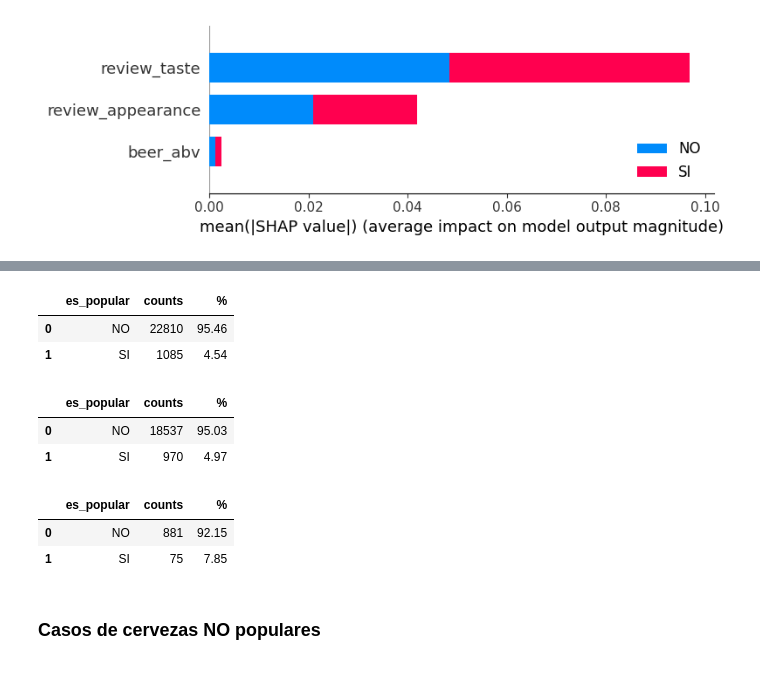
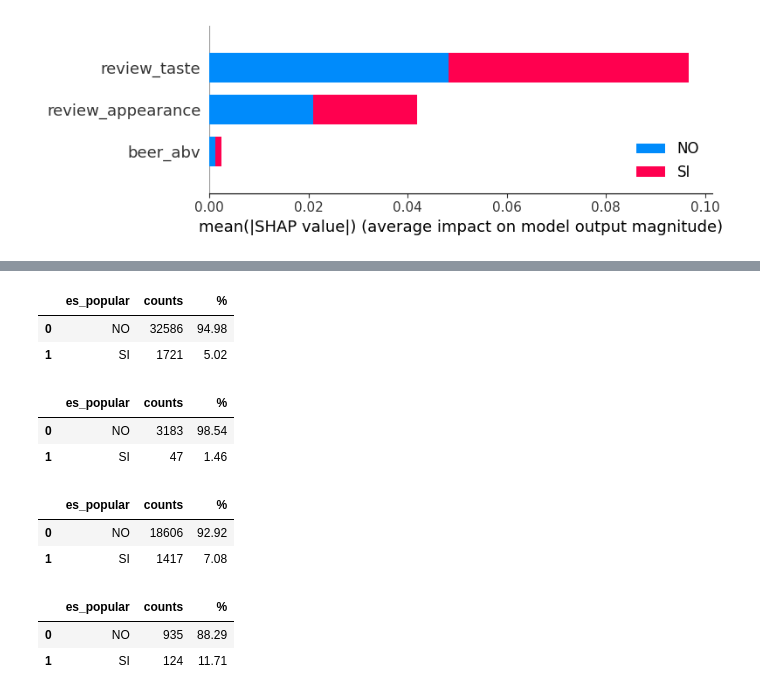
Before and after one commit to arouiller/BeerAnalysis, a Jupyter notebook: 16. Analizando el modelo ganador.ipynb, the cells around one changed output, grey strips where cells are left out. Cells and saved outputs as stored; diff of their text form; code cells hidden in the pictures.

```diff
--- a/17. Analizando el modelo ganador.ipynb
+++ b/16. Analizando el modelo ganador.ipynb
@@ -254,24 +621,34 @@ Image(graph.create_png())
+# %%
+tmp = df_info.groupby(by=['es_popular']).size().reset_index(name='counts')
+
+aux = sum(tmp.counts)
+
+tmp['%'] = round(tmp['counts']/aux*100, 2)
+
+tmp
+# %% [output]
+|  | es_popular | counts | % |
+| 0 | NO | 32586 | 94.98 |
+| 1 | SI | 1721 | 5.02 |
 # %%
 tmp = df_info[
-    (df_info['review_taste'] >= 3)
-    & (df_info['review_taste'] <=4)
+    (df_info['review_taste'] >= 3.6)
+    &(df_info['review_taste'] <= 4.75)
 ].groupby(by=['es_popular']).size().reset_index(name='counts')
 
 aux = sum(tmp.counts)
 
 tmp['%'] = round(tmp['counts']/aux*100, 2)
 
 tmp
 # %% [output]
 |  | es_popular | counts | % |
-| 0 | NO | 22810 | 95.46 |
-| 1 | SI | 1085 | 4.54 |
+| 0 | NO | 3183 | 98.54 |
+| 1 | SI | 47 | 1.46 |
 # %%
 tmp = df_info[
-    (df_info['review_taste'] >= 3)
-    & (df_info['review_taste'] <=4)
-    & (df_info['review_appearance'] >= 3.5)
-    & (df_info['review_appearance'] <=4.5)
+    (df_info['review_appearance'] >= 3.6)
+    & (df_info['review_appearance'] <=4.4)
 ].groupby(by=['es_popular']).size().reset_index(name='counts')
 
 aux = sum(tmp.counts)
@@ -281,15 +658,11 @@ tmp['%'] = round(tmp['counts']/aux*100, 2)
 tmp
 # %% [output]
 |  | es_popular | counts | % |
-| 0 | NO | 18537 | 95.03 |
-| 1 | SI | 970 | 4.97 |
+| 0 | NO | 18606 | 92.92 |
+| 1 | SI | 1417 | 7.08 |
 # %%
 tmp = df_info[
-    (df_info['review_taste'] >= 3)
-    & (df_info['review_taste'] <=4)
-    & (df_info['review_appearance'] >= 3.5)
-    & (df_info['review_appearance'] <=4.5)
-    & (df_info['beer_abv'] >= 10)
+    (df_info['beer_abv'] >= 11)
 ].groupby(by=['es_popular']).size().reset_index(name='counts')
 
 aux = sum(tmp.counts)
@@ -299,7 +672,5 @@ tmp['%'] = round(tmp['counts']/aux*100, 2)
 tmp
 # %% [output]
 |  | es_popular | counts | % |
-| 0 | NO | 881 | 92.15 |
-| 1 | SI | 75 | 7.85 |
+| 0 | NO | 935 | 88.29 |
+| 1 | SI | 124 | 11.71 |
-# %% [markdown]
-### Casos de cervezas NO populares
```
Also changed, not shown: parts of 22 cells of this notebook, 12 other files.
